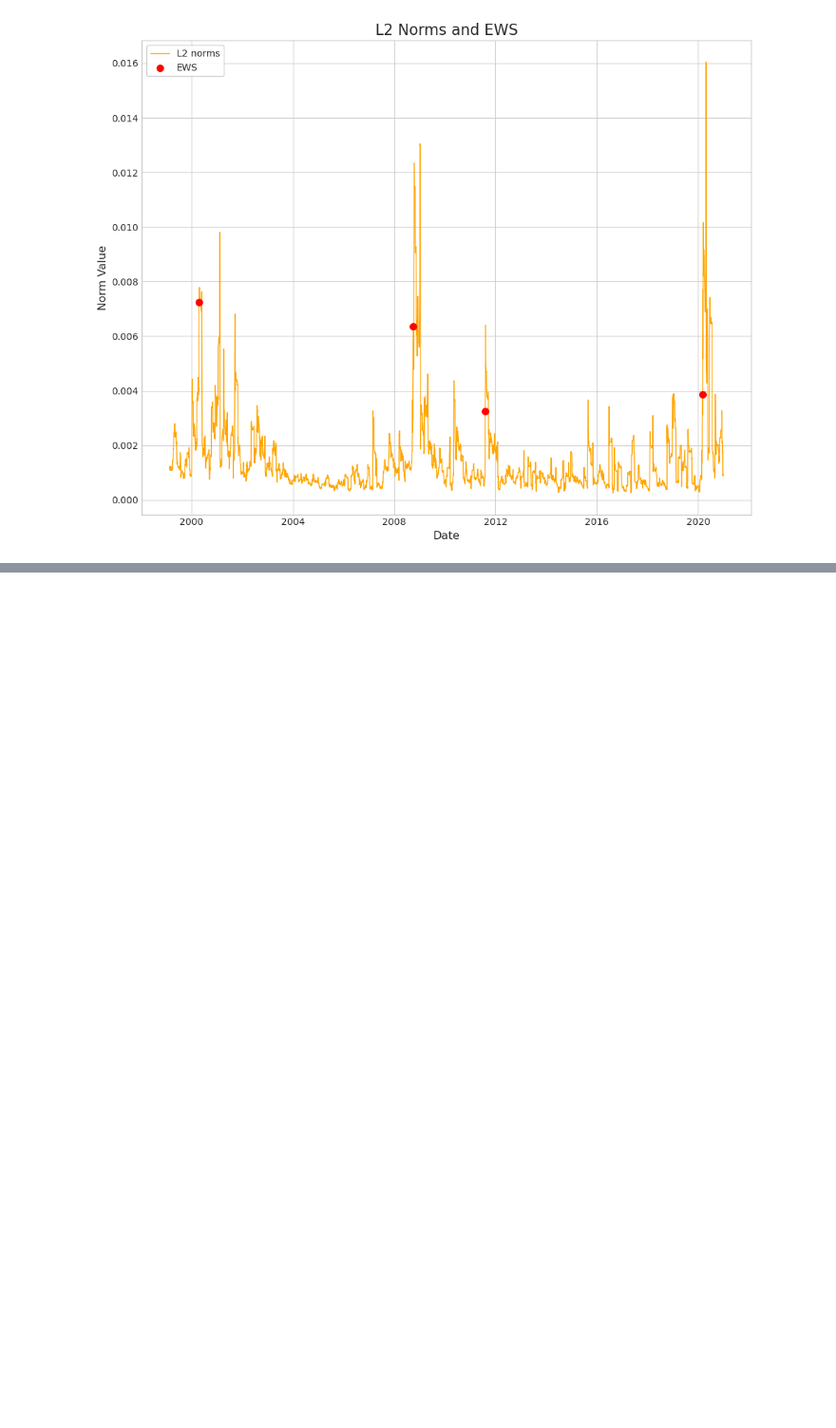
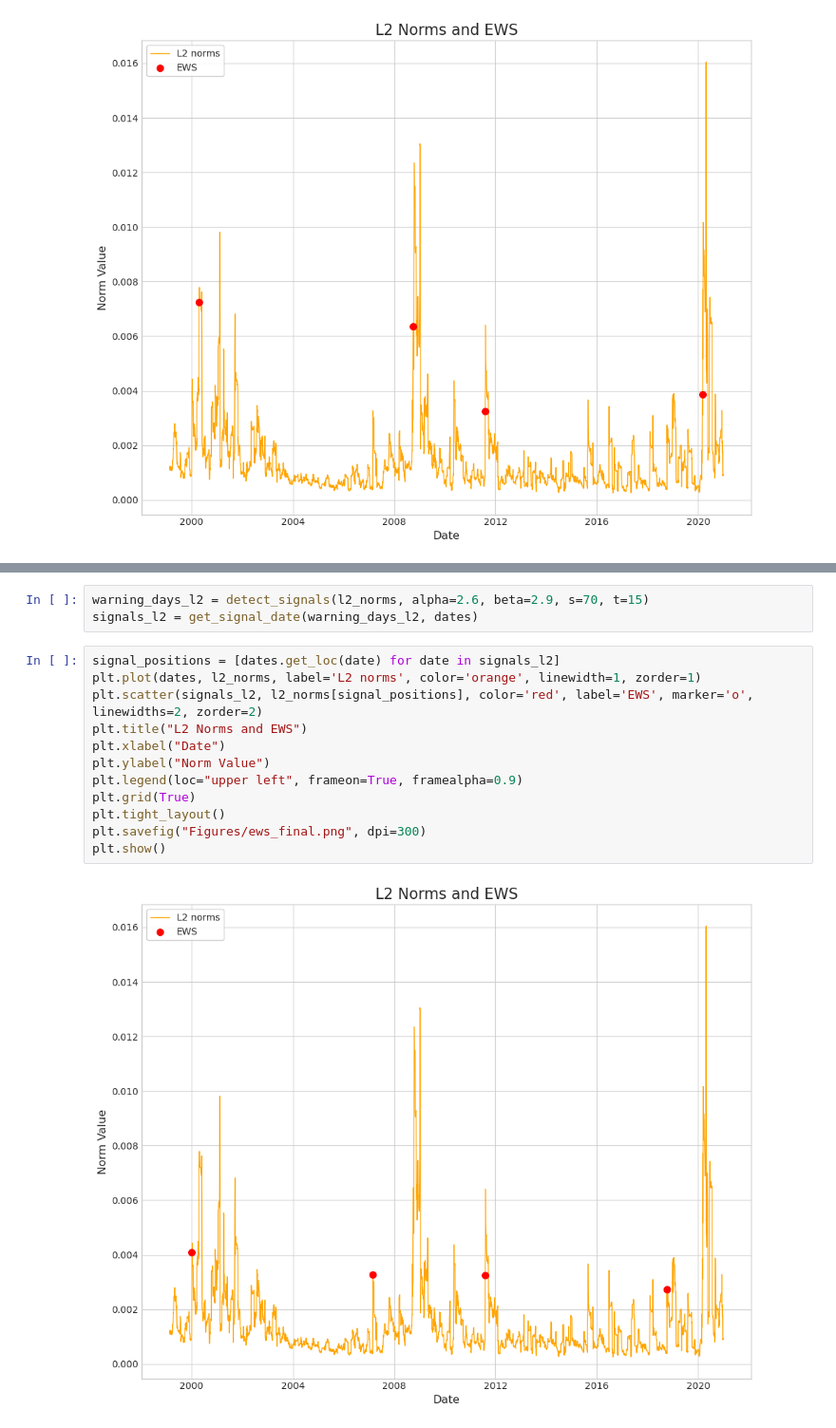
Before and after one commit to categn/Topological_ML, a Jupyter notebook: US_analysis.ipynb, the cells around one changed output, grey strips where cells are left out. Shown at 95% size. Drawn from its saved outputs; the diff is of its cells as text; blank space fills up the shorter version.

```diff
--- a/US_analysis.ipynb
+++ b/US_analysis.ipynb
@@ -496,0 +611,17 @@ plt.show()
+# %%
+warning_days_l2 = detect_signals(l2_norms, alpha=2.6, beta=2.9, s=70, t=15)
+signals_l2 = get_signal_date(warning_days_l2, dates)
+# %%
+signal_positions = [dates.get_loc(date) for date in signals_l2]
+plt.plot(dates, l2_norms, label='L2 norms', color='orange', linewidth=1, zorder=1)
+plt.scatter(signals_l2, l2_norms[signal_positions], color='red', label='EWS', marker='o', linewidths=2, zorder=2)
+plt.title("L2 Norms and EWS")
+plt.xlabel("Date")
+plt.ylabel("Norm Value")
+plt.legend(loc="upper left", frameon=True, framealpha=0.9)
+plt.grid(True)
+plt.tight_layout()
+plt.savefig("Figures/ews_final.png", dpi=300)
+plt.show()
+# %% [output]
+[figure, added]
```
Also changed, not shown: parts of 9 cells of this notebook, 4 other files.
